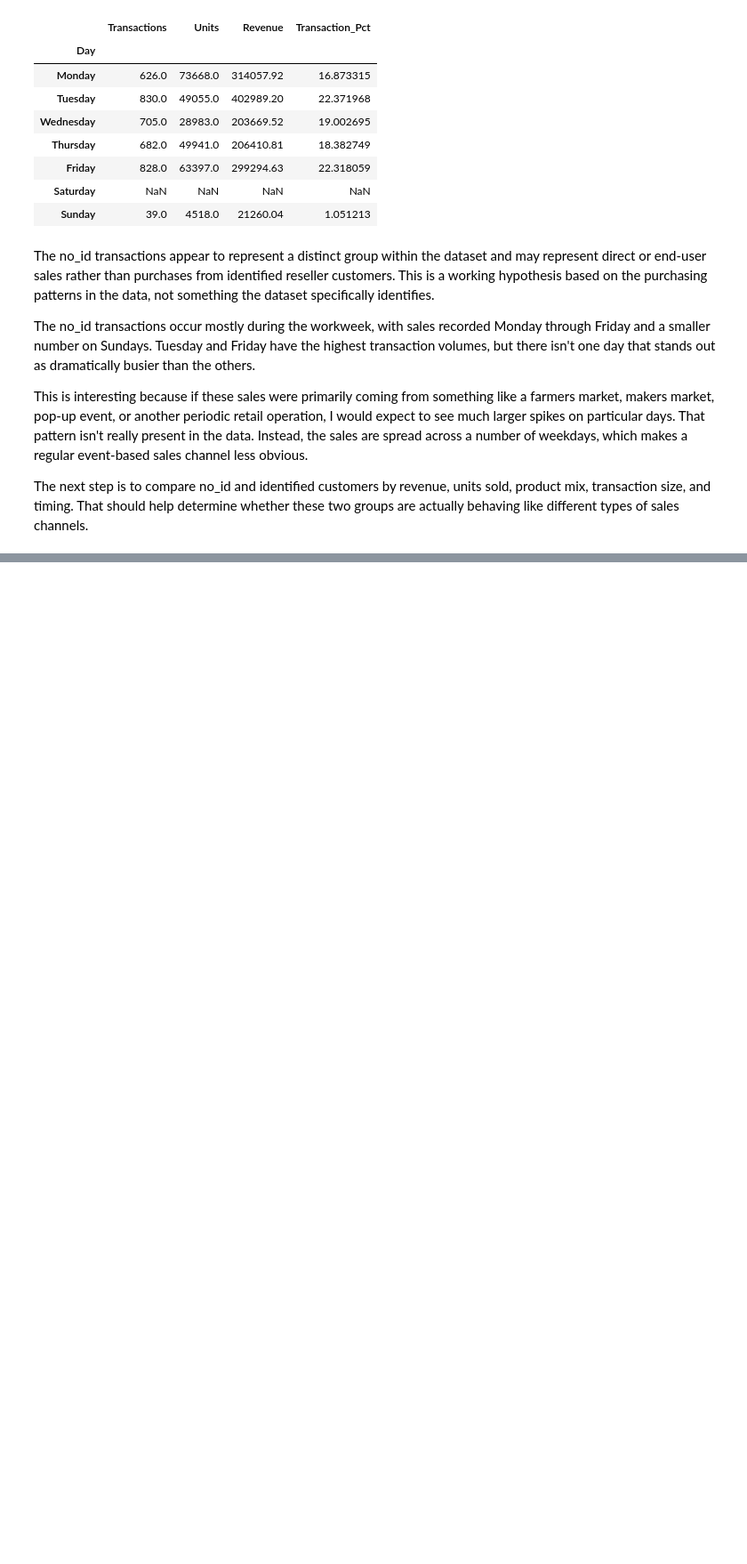
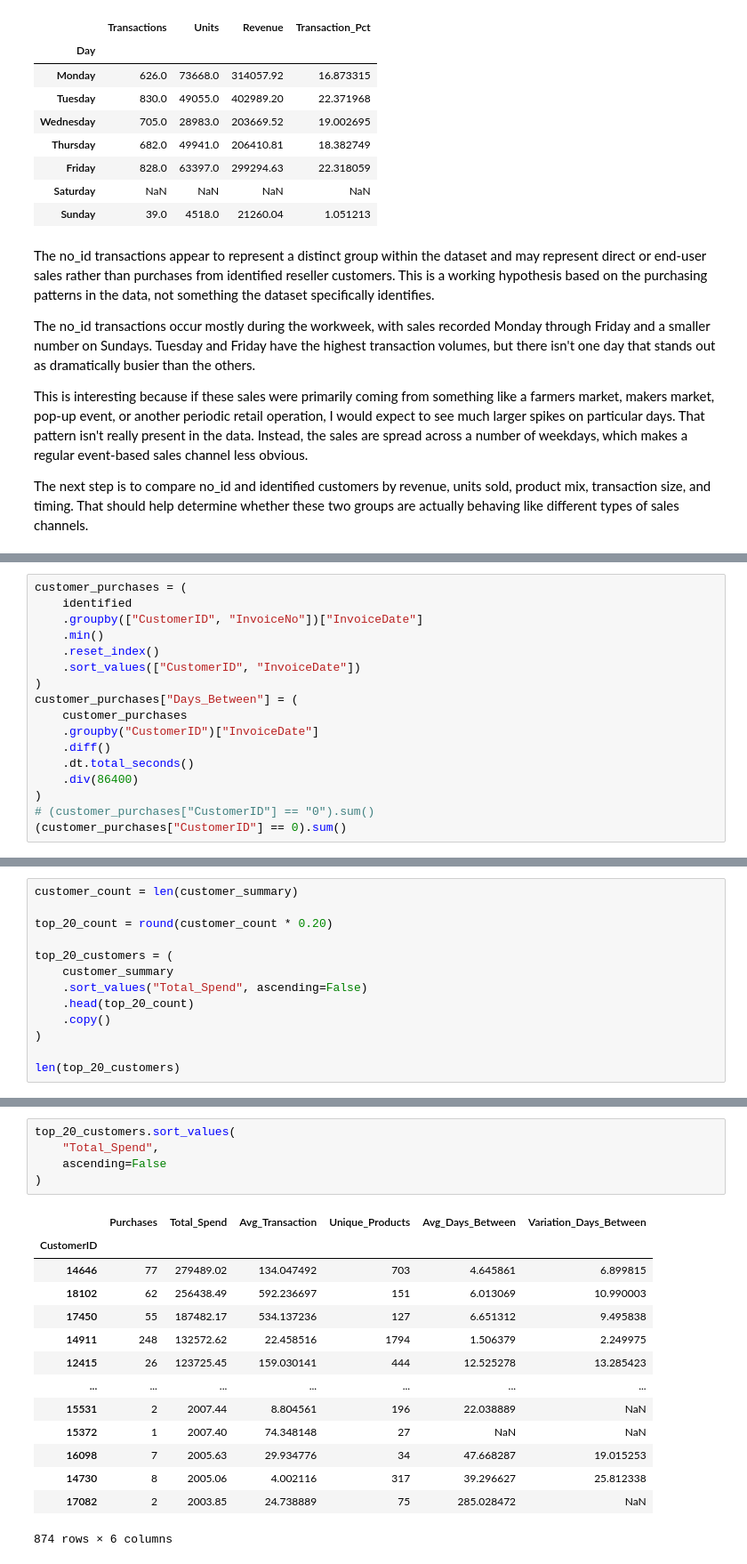
Before and after one commit to peayah/customer_pattern_analysis_and_engagement_automation, a Jupyter notebook: notebooks/02_customer_analysis.ipynb, the cells around one changed output, grey strips where cells are left out. Shown at 89% size. Cells and saved outputs as stored; diff of their text form; blank space fills up the shorter version.

```diff
--- a/analysis_report.ipynb
+++ b/notebooks/02_customer_analysis.ipynb
@@ -840,0 +402,17 @@ df[df["StockCode"].isin(codes_to_check)][
+# %%
+customer_purchases = (
+    identified
+    .groupby(["CustomerID", "InvoiceNo"])["InvoiceDate"]
+    .min()
+    .reset_index()
+    .sort_values(["CustomerID", "InvoiceDate"])
+)
+customer_purchases["Days_Between"] = (
+    customer_purchases
+    .groupby("CustomerID")["InvoiceDate"]
+    .diff()
+    .dt.total_seconds()
+    .div(86400)
+)
+# (customer_purchases["CustomerID"] == "0").sum()
+(customer_purchases["CustomerID"] == 0).sum()
@@ -840,0 +556,13 @@ df[df["StockCode"].isin(codes_to_check)][
+# %%
+customer_count = len(customer_summary)
+
+top_20_count = round(customer_count * 0.20)
+
+top_20_customers = (
+    customer_summary
+    .sort_values("Total_Spend", ascending=False)
+    .head(top_20_count)
+    .copy()
+)
+
+len(top_20_customers)
@@ -840,0 +645,20 @@ df[df["StockCode"].isin(codes_to_check)][
+# %%
+top_20_customers.sort_values(
+    "Total_Spend",
+    ascending=False
+)
+# %% [output]
+|  | Purchases | Total_Spend | Avg_Transaction | Unique_Products | Avg_Days_Between | Variation_Days_Between |
+| CustomerID |  |  |  |  |  |  |
+| 14646 | 77 | 279489.02 | 134.047492 | 703 | 4.645861 | 6.899815 |
+| 18102 | 62 | 256438.49 | 592.236697 | 151 | 6.013069 | 10.990003 |
+| 17450 | 55 | 187482.17 | 534.137236 | 127 | 6.651312 | 9.495838 |
+| 14911 | 248 | 132572.62 | 22.458516 | 1794 | 1.506379 | 2.249975 |
+| 12415 | 26 | 123725.45 | 159.030141 | 444 | 12.525278 | 13.285423 |
+| ... | ... | ... | ... | ... | ... | ... |
+| 15531 | 2 | 2007.44 | 8.804561 | 196 | 22.038889 | NaN |
+| 15372 | 1 | 2007.40 | 74.348148 | 27 | NaN | NaN |
+| 16098 | 7 | 2005.63 | 29.934776 | 34 | 47.668287 | 19.015253 |
+| 14730 | 8 | 2005.06 | 4.002116 | 317 | 39.296627 | 25.812338 |
+| 17082 | 2 | 2003.85 | 24.738889 | 75 | 285.028472 | NaN |
+874 rows × 6 columns
```
Also changed, not shown: parts of 79 cells of this notebook, 7 other files.
